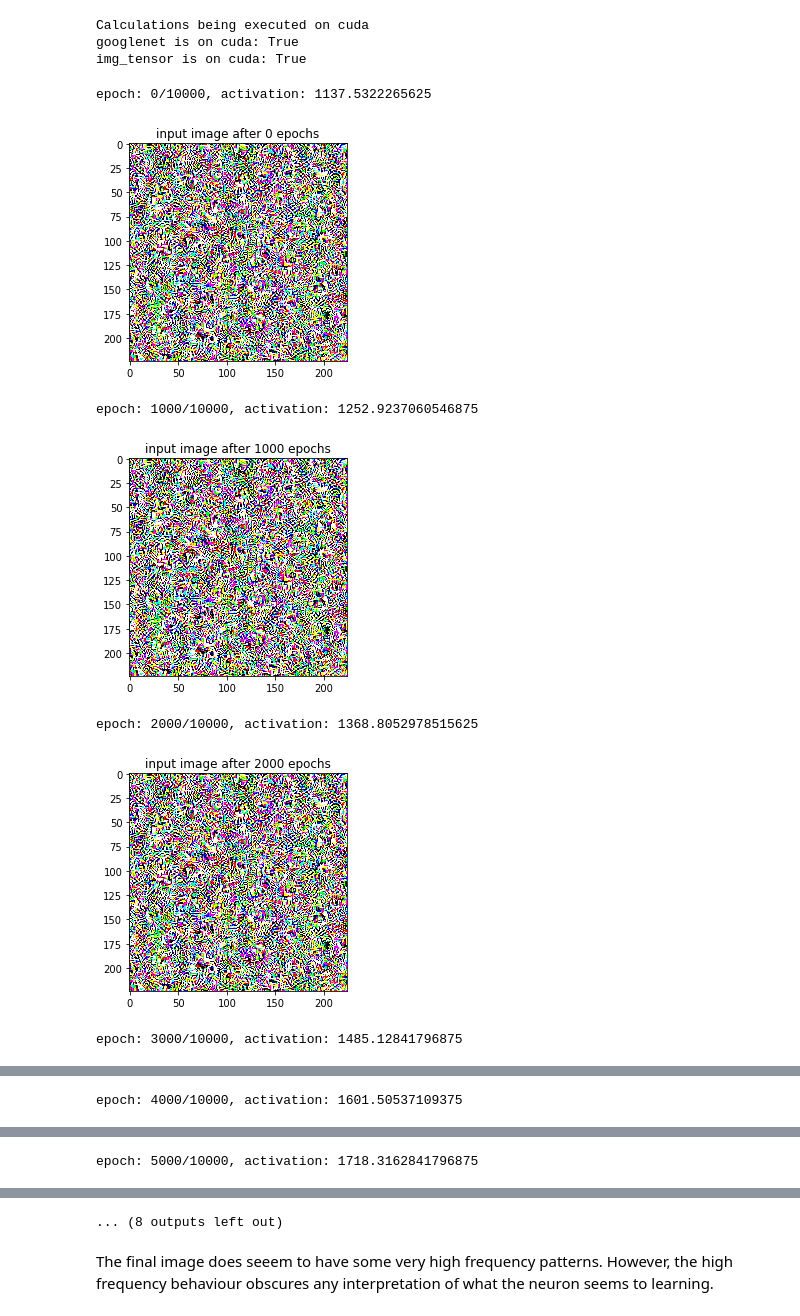
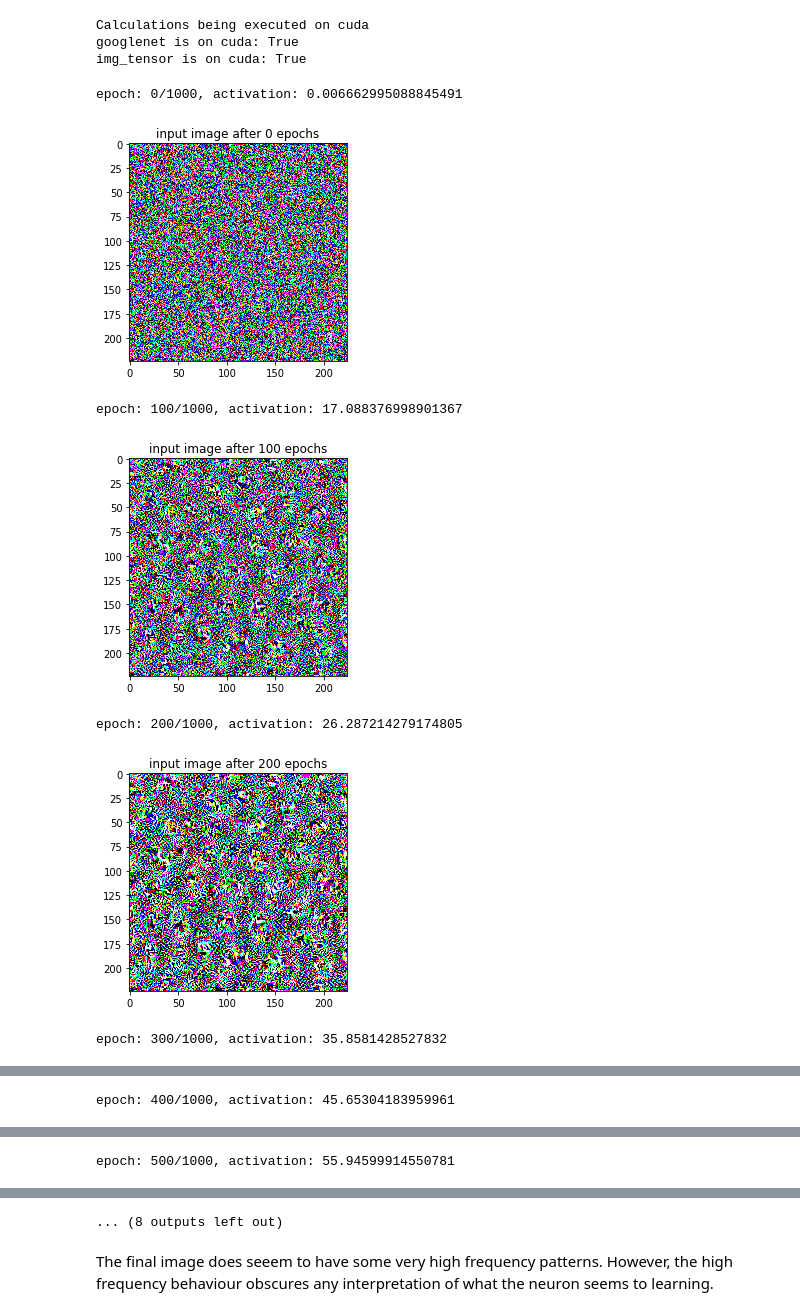
Before and after one commit to praritagarwal/Visualizing-CNN-Layers, a Jupyter notebook: Feature Visualization by Optimization Maximization.ipynb, the cells around one changed output, grey strips where cells are left out. Saved outputs shown, nothing was run; the diff lists cells and outputs as text; code cells hidden in the pictures.

Commit message:
2nd failed attempt at activation maximization

```diff
--- a/Feature Visualization by Optimization Maximization.ipynb
+++ b/Feature Visualization by Optimization Maximization.ipynb
@@ -122,17 +122,20 @@ tensor([[[ 1.5104e+00,  5.1758e-01, -1.9730e-01,  ...,  8.2885e-01,
 # %%
 # function to massage img_tensor for using as input to plt.imshow()
-def image_convertor(im):
+def image_converter(im):
+
+    # move the image to cpu
+    im_copy = im.cpu()
 
     # for plt.imshow() the channel-dimension is the last
     # therefore use transpose to permute
-    im_copy = im.clone().detach().numpy().transpose(1,2,0)
+    im_copy = im_copy.clone().detach().numpy().transpose(1,2,0)
     # clip negative values as plt.imshow() only accepts
     # floating values in range [0,1] and integers in range [0,255]
     im_copy = im_copy.clip(0, 1)
 
     return im_copy
 
-plt.imshow(image_convertor(img_tensor))
+plt.imshow(image_converter(img_tensor))
 plt.title('starting image')
 plt.show()
 # %% [output]
@@ -164,36 +167,36 @@ img_tensor is on cuda: True
 # %%
 # Since we are not training googlenet here, therefore we should use evaluation mode
 # this is because batch-normalization layers in googlenet will have different behaviour in traning vs evaluation modes
 model.eval()
 
 
-num_epochs = 10000
-display_every = 1000
+num_epochs = 1000
+display_every = 100
 unit_idx = 11 # unit of the convolution layer that we wish to visualize
 
 for epoch in range(num_epochs):
 
     optimizer.zero_grad()
     model(img_tensor.unsqueeze(0))
     layer_out = activation['4a']
     loss = -layer_out[0, unit_idx].mean()
     loss.backward()
     optimizer.step()
     # normalize the updated img_tensor to have pytorch specified mean and std. dev.
     # img_tensor = normalize(img_tensor.clone().detach()).requires_grad_(True)
     # the above step of renormalizing the updated img_tensor does not work: the activation remains frozen at ~ 2.368 and no patterns seem to develop in the image
     # Will have to understand this further
 
     if epoch % display_every == 0:
         print('epoch: {}/{}, activation: {}'.format(epoch, num_epochs, -loss))
-        plt.imshow(image_convertor(img_tensor.cpu()))
+        plt.imshow(image_converter(img_tensor))
         plt.title('input image after {} epochs'.format(epoch))
         plt.show()
 # %% [output]
-epoch: 0/10000, activation: 1137.5322265625
+epoch: 0/1000, activation: 0.006662995088845491
-[figure, old version]
+[figure, new version]
-epoch: 1000/10000, activation: 1252.9237060546875
+epoch: 100/1000, activation: 17.088376998901367
-[figure, old version]
+[figure, new version]
-epoch: 2000/10000, activation: 1368.8052978515625
+epoch: 200/1000, activation: 26.287214279174805
-[figure, old version]
+[figure, new version]
-epoch: 3000/10000, activation: 1485.12841796875
+epoch: 300/1000, activation: 35.8581428527832
@@ -201 +204 @@ epoch: 3000/10000, activation: 1485.12841796875
-epoch: 4000/10000, activation: 1601.50537109375
+epoch: 400/1000, activation: 45.65304183959961
@@ -203 +206 @@ epoch: 4000/10000, activation: 1601.50537109375
-epoch: 5000/10000, activation: 1718.3162841796875
+epoch: 500/1000, activation: 55.94599914550781
```
Also changed, not shown: parts of 8 cells of this notebook.
